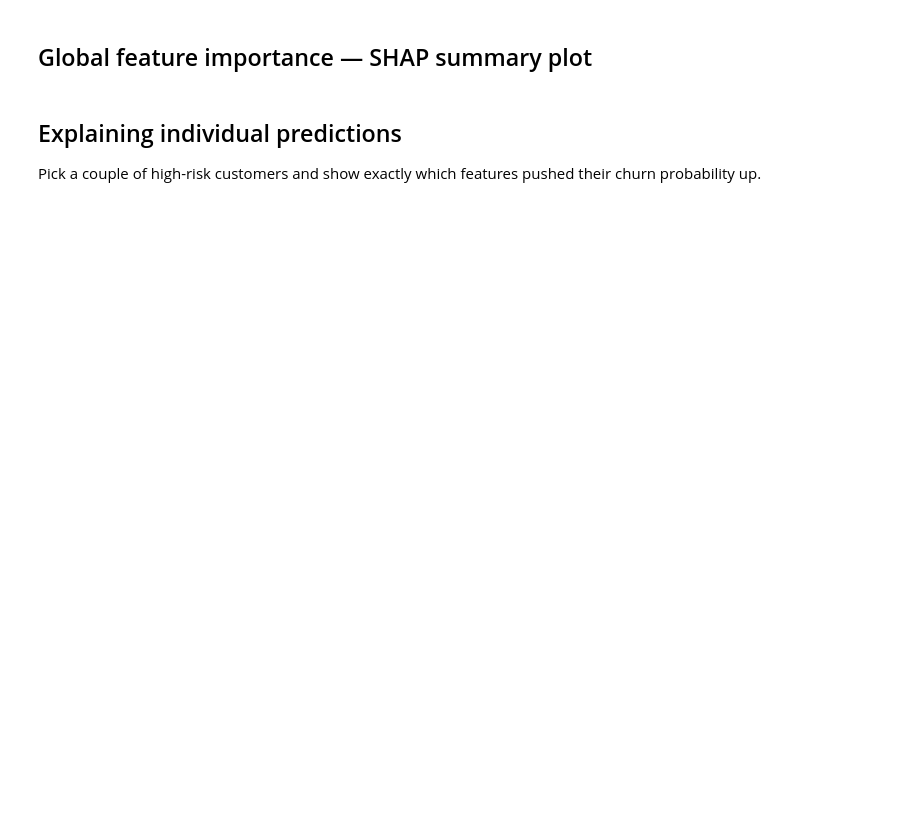
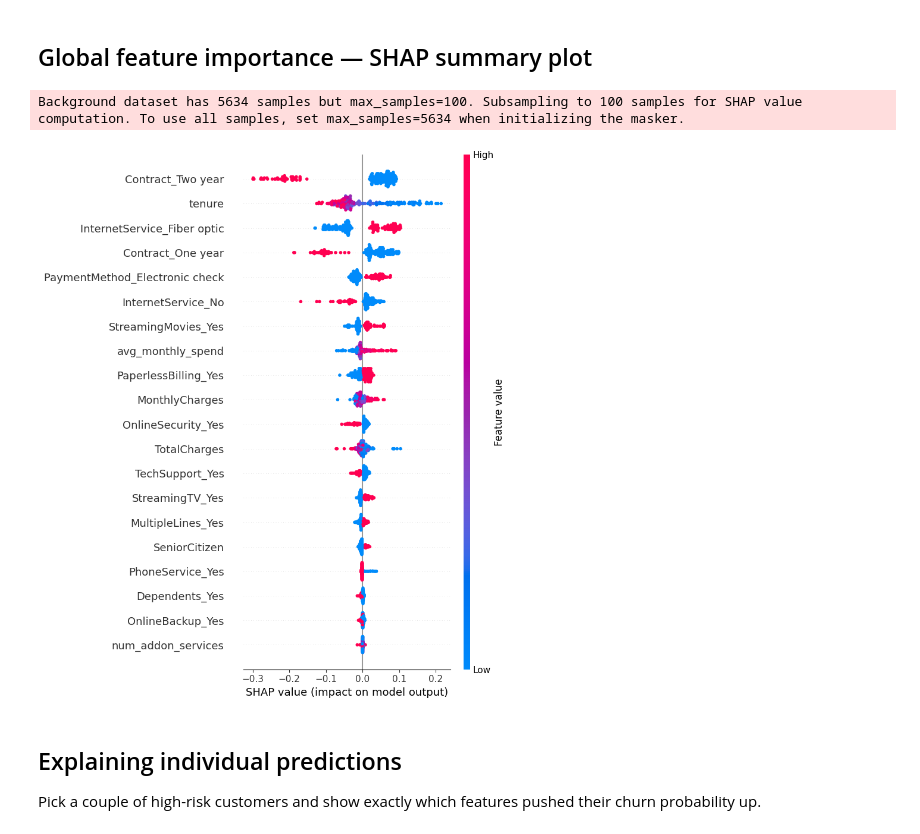
Before and after one commit to Saarthak763/customer-churn-prediction, a Jupyter notebook: notebooks/04_explainability.ipynb, the cells around one changed output. Drawn from its saved outputs; the diff is of its cells as text; code cells hidden in the pictures; blank space fills up the shorter version.

Commit message:
Add SHAP explainability analysis

```diff
--- a/notebooks/04_explainability.ipynb
+++ b/notebooks/04_explainability.ipynb
@@ -31,3 +25,20 @@ plt.show()
+# %%
+import matplotlib.pyplot as plt
+
+# Convert everything to plain numbers (fixes a True/False vs number mismatch)
+X_train_shap = X_train.astype(float)
+X_test_sample = X_test.sample(200, random_state=42).astype(float)
+
+predict_fn = lambda x: model.predict_proba(x)[:, 1]
+explainer = shap.Explainer(predict_fn, X_train_shap, algorithm="permutation")
+shap_values = explainer(X_test_sample)
+
+shap.summary_plot(shap_values, X_test_sample, show=False)
+plt.savefig('../reports/figures/shap_summary.png', dpi=150, bbox_inches='tight')
+plt.show()
+# %% [output]
+Background dataset has 5634 samples but max_samples=100. Subsampling to 100 samples for SHAP value computation. To use all samples, set max_samples=5634 when initializing the masker.
+[figure, added]
 # %% [markdown]
 ## Explaining individual predictions
 Pick a couple of high-risk customers and show exactly which features pushed their churn probability up.
```
Also changed, not shown: parts of 5 cells of this notebook, 3 other files.
